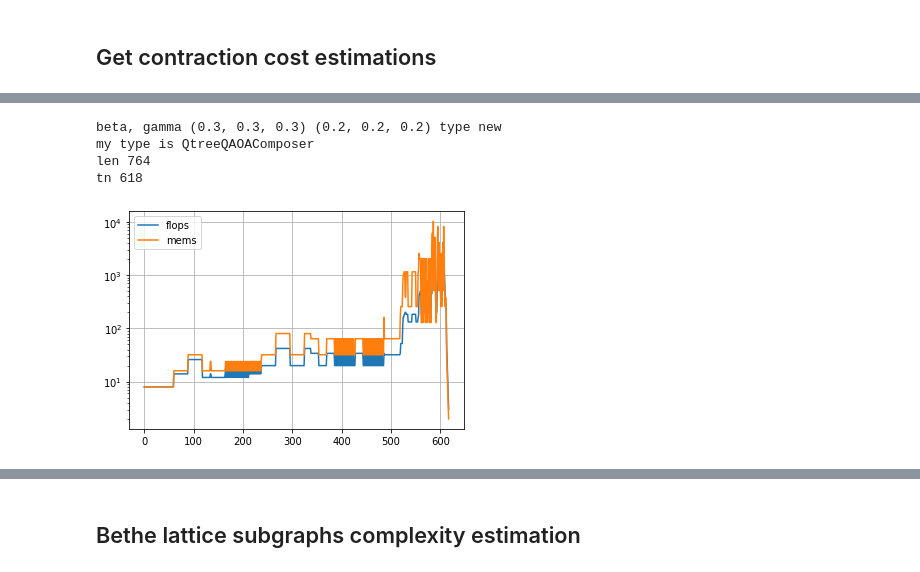
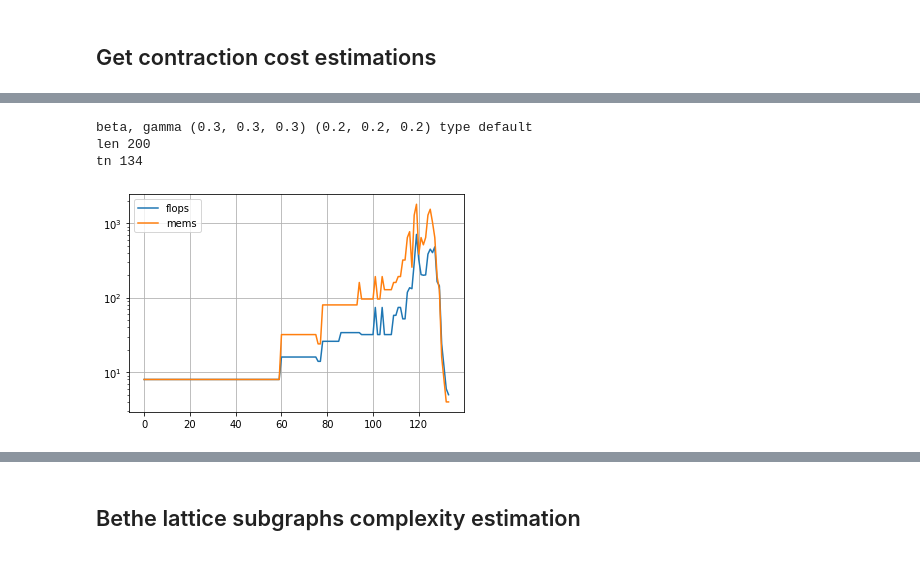
Before and after one commit to danlkv/QTensor, a Jupyter notebook: analysis/spec/notebooks/Tree subgraph.ipynb, the cells around one changed output, grey strips where cells are left out. Cells and saved outputs as stored; diff of their text form; code cells hidden in the pictures.

```diff
--- a/analysis/spec/notebooks/Tree subgraph.ipynb
+++ b/analysis/spec/notebooks/Tree subgraph.ipynb
@@ -109,18 +104,17 @@ tn 618
 # %%
 flops, mems = ex.get_variable('circuit_sim_costs', p=p, gamma=(0.2, )*p, beta=(0.3, )*p,
-                              degree=3, composer_type='new'
+                              degree=3, composer_type='default'
                              )
 plt.plot(flops, label='flops')
 plt.plot(mems, label='mems')
 plt.legend()
 plt.yscale('log')
 plt.grid()
 # %% [output]
-beta, gamma (0.3, 0.3, 0.3) (0.2, 0.2, 0.2) type new
-my type is QtreeQAOAComposer
-len 764
-tn 618
+beta, gamma (0.3, 0.3, 0.3) (0.2, 0.2, 0.2) type default
+len 200
+tn 134
-[figure, old version]
+[figure, new version]
 # %%
 @ex.provider
 def expectation_value(bethe_lightcone_circuit):
```
Also changed, not shown: parts of 6 cells of this notebook, 3 other files.
